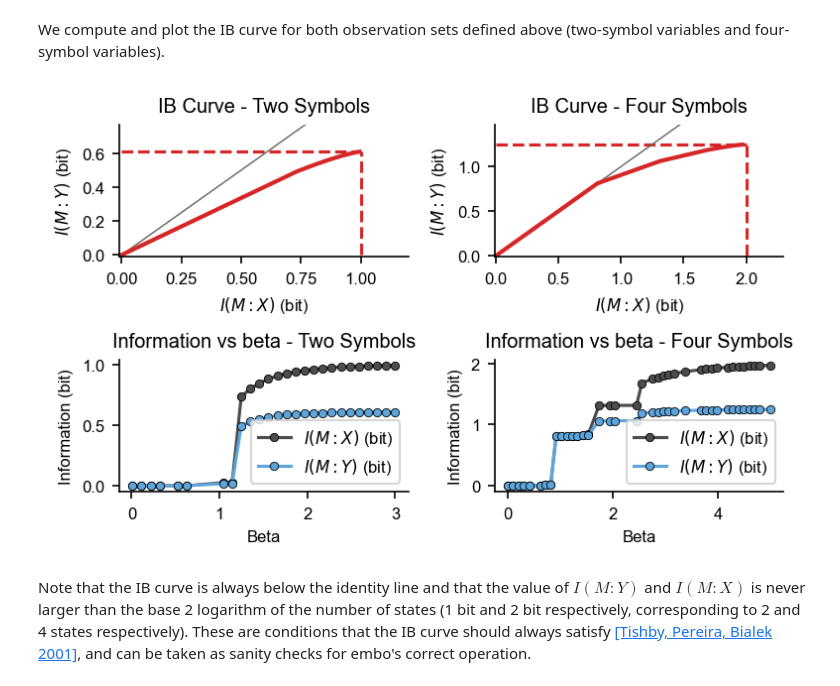
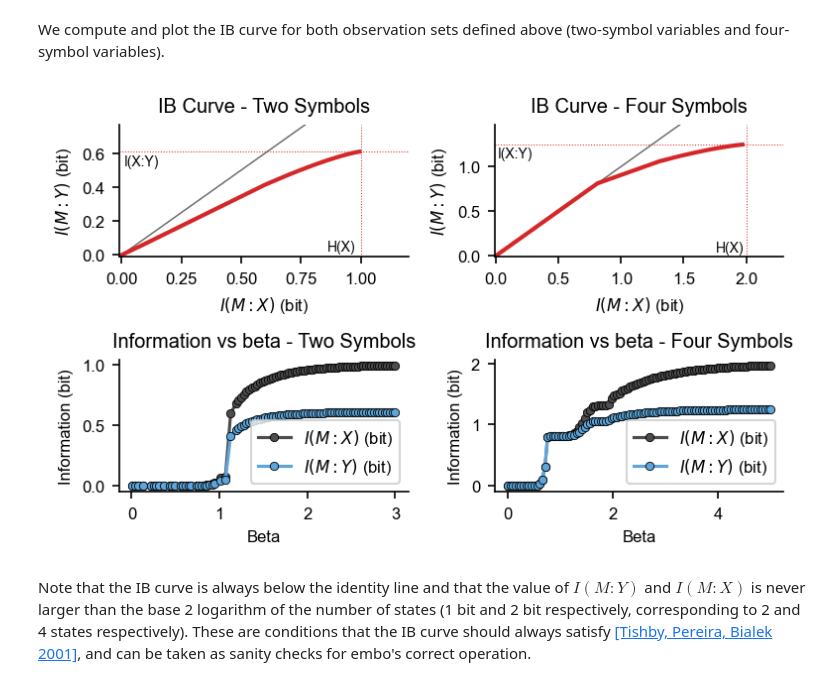
Before and after one commit to epiasini/embo-github-mirror, a Jupyter notebook: embo/examples/Basic-Example.ipynb, the cells around one changed output. Drawn from its saved outputs; the diff is of its cells as text; code cells hidden in the pictures.

```diff
--- a/embo/examples/Basic-Example.ipynb
+++ b/embo/examples/Basic-Example.ipynb
@@ -28,8 +28,8 @@ y4 = np.array([0,1,0,3,0,0,2,3,])
 # %% [markdown]
 We can immediately use `embo` to compute an IB curve from one of these series of joint $(X,Y)$ observations, and plot it with `matplotlib`.
 # %%
-i_x, i_y, h_m, beta = EmpiricalBottleneck(x2,y2).get_empirical_bottleneck()
-plt.plot(i_x,i_y)
+i_x, i_y, h_m, beta = EmpiricalBottleneck(x4,y4).get_empirical_bottleneck()
+plt.plot(i_x,i_y,marker='.')
 plt.xlabel("$I(M:X)$ (bit)")
-plt.ylabel("$I(M:Y)$ (bit)")
+plt.ylabel("$I(M:Y)$ (bit)");
 # %% [output]
@@ -38,18 +37,20 @@ Text(0, 0.5, '$I(M:Y)$ (bit)')
 # %% [markdown]
 That's about it. If we want to dig somewhat deeper, we can define a convenience function that computes an IB curve and plots it, with some extra bells and whistles, and use it to compare the two-symbol and the four-symbol cases.
 # %%
-def IB_plot(x,y,ax,title,ax2=None,**kw):
+def IB_plot(x,y,ax,title,ax2=None,pad=0.02,**kw):
     """Compute and plot an IB curve"""
     i_x,i_y,h_m,beta,mi,h_x,h_y = EmpiricalBottleneck(x,y,**kw).get_empirical_bottleneck(return_entropies=True)
     ax.plot(np.arange(0,(mi*1.5)+.1,.1),np.arange(0,(mi*1.5)+.1,.1),color='dimgray',linewidth=0.7) # identity line I(M:X)=I(M:Y)
-    ax.hlines(mi, 0, h_x, linestyle='--', color='tab:red') # upper bound for I(M:Y) is MI(X:Y)
-    ax.vlines(h_x, 0, mi, linestyle='--', color='tab:red') # upper bound for I(M:X) is H(X), given that M has the same cardinality as X
+    ax.axhline(mi, linestyle=':', color='tab:red', zorder=-5, linewidth=.5) # upper bound for I(M:Y) is MI(X:Y)
+    ax.axvline(h_x, linestyle=':', color='tab:red', zorder=-5, linewidth=.5) # upper bound for I(M:X) is H(X), given that M has the same cardinality as X
     ax.plot(i_x,i_y,color='tab:red',lw=2)
     ax.set_ylim(-0.01,(mi*1.1)+.1)
     ax.set_xlim(-.01,(h_x*1.1)+.1)
     ax.set_title('IB Curve - {}'.format(title))
     ax.set_ylabel("$I(M:Y)$ (bit)")
     ax.set_xlabel("$I(M:X)$ (bit)")
+    ax.text(ax.get_xlim()[0]+pad, mi-pad, 'I(X:Y)', horizontalalignment='left', verticalalignment='top', fontsize='small')
+    ax.text(h_x-pad, ax.get_ylim()[0]+pad, 'H(X)', horizontalalignment='right', verticalalignment='bottom', fontsize='small')
     if not ax2 is None:
         ax2.plot(beta,i_x,label="$I(M:X)$ (bit)",marker='o',markersize=4)
         ax2.plot(beta,i_y,label="$I(M:Y)$ (bit)",marker='o',markersize=4)
@@ -61,9 +62,9 @@ def IB_plot(x,y,ax,title,ax2=None,**kw):
 We compute and plot the IB curve for both observation sets defined above (two-symbol variables and four-symbol variables).
 # %%
 fig, ax = plt.subplots(nrows=2,ncols=2, figsize=np.array((2,2))*plt.rcParams['figure.figsize'], constrained_layout=True)
-IB_plot(x2,y2,ax[0,0],ax2=ax[1,0],maxbeta=3,numbeta=30,title="Two Symbols")
-IB_plot(x4,y4,ax[0,1],ax2=ax[1,1],maxbeta=5,numbeta=50,title="Four Symbols")
+IB_plot(x2,y2,ax[0,0],ax2=ax[1,0],maxbeta=3,alpha=1,numbeta=100,title="Two Symbols")
+IB_plot(x4,y4,ax[0,1],ax2=ax[1,1],maxbeta=5,alpha=1,numbeta=100,title="Four Symbols")
 # %% [output]
-[figure, old version]
+[figure, new version]
 # %% [markdown]
 Note that the IB curve is always below the identity line and that the value of $I(M:Y)$ and $I(M:X)$ is never larger than the base 2 logarithm of the number of states (1 bit and 2 bit respectively, corresponding to 2 and 4 states respectively). These are conditions that the IB curve should always satisfy [[Tishby, Pereira, Bialek 2001]](https://arxiv.org/abs/physics/0004057), and can be taken as sanity checks for embo's correct operation.
```
Also changed, not shown: parts of 1 cell of this notebook, 2 other files.
